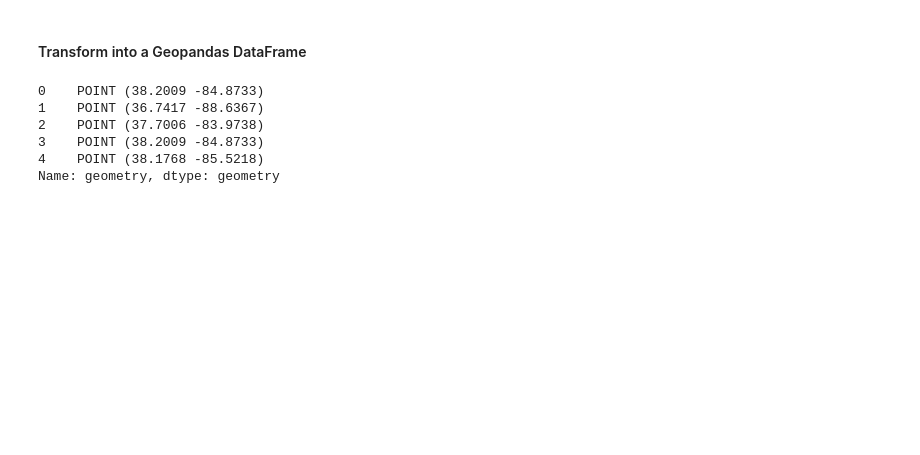
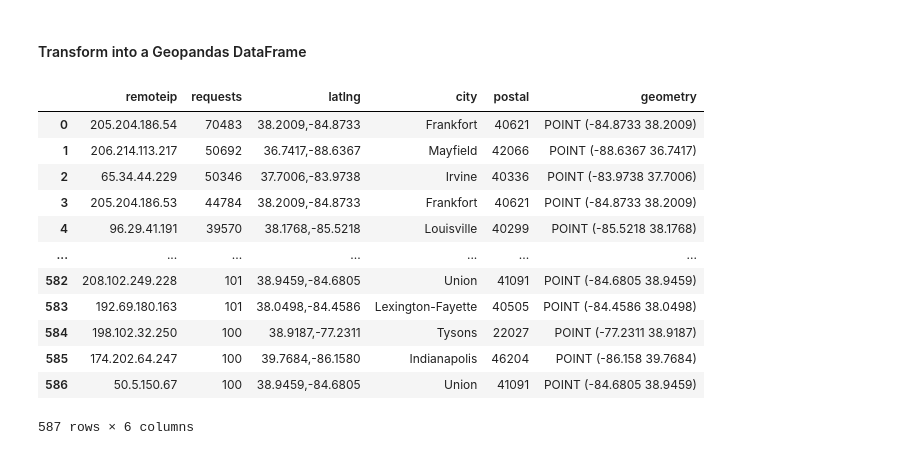
Before and after one commit to ianhorn/codeky-da-module2-project, a Jupyter notebook: data-project.ipynb, the cells around one changed output. Drawn from its saved outputs; the diff is of its cells as text; code cells hidden in the pictures; blank space fills up the shorter version.

```diff
--- a/data-project.ipynb
+++ b/data-project.ipynb
@@ -502,20 +520,27 @@ users_filtered
 # %%
 # Assuming users_filtered is your existing dataframe and latlng is a column with lat,long values
 # Convert latlng to Point geometries
-geometry = [Point(map(float, loc.split(','))) for loc in users_filtered['latlng']]
+geometry = [Point(map(float, loc.split(',')[::-1])) for loc in users_filtered['latlng']]
 
 # Convert the DataFrame to a GeoDataFrame
-users_filtered_gdf = gpd.GeoDataFrame(users_filtered, geometry=geometry)
+gdf = gpd.GeoDataFrame(users_filtered, geometry=geometry)
 
 # Set a CRS (Coordinate Reference System), usually "EPSG:4326" for lat/lng
-users_filtered_gdf.set_crs("EPSG:4326", inplace=True)
+gdf.set_crs("EPSG:4326", inplace=True)
 
-# Display the first 5 rows
-print(users_filtered_gdf['geometry'].head(5))
+# Display
+gdf
 # %% [output]
+|  | remoteip | requests | latlng | city | postal | geometry |
+| 0 | 205.204.186.54 | 70483 | 38.2009,-84.8733 | Frankfort | 40621 | POINT (-84.8733 38.2009) |
+| 1 | 206.214.113.217 | 50692 | 36.7417,-88.6367 | Mayfield | 42066 | POINT (-88.6367 36.7417) |
+| 2 | 65.34.44.229 | 50346 | 37.7006,-83.9738 | Irvine | 40336 | POINT (-83.9738 37.7006) |
+| 3 | 205.204.186.53 | 44784 | 38.2009,-84.8733 | Frankfort | 40621 | POINT (-84.8733 38.2009) |
+| 4 | 96.29.41.191 | 39570 | 38.1768,-85.5218 | Louisville | 40299 | POINT (-85.5218 38.1768) |
+| ... | ... | ... | ... | ... | ... | ... |
+| 582 | 208.102.249.228 | 101 | 38.9459,-84.6805 | Union | 41091 | POINT (-84.6805 38.9459) |
+| 583 | 192.69.180.163 | 101 | 38.0498,-84.4586 | Lexington-Fayette | 40505 | POINT (-84.4586 38.0498) |
+| 584 | 198.102.32.250 | 100 | 38.9187,-77.2311 | Tysons | 22027 | POINT (-77.2311 38.9187) |
+| 585 | 174.202.64.247 | 100 | 39.7684,-86.1580 | Indianapolis | 46204 | POINT (-86.158 39.7684) |
+| 586 | 50.5.150.67 | 100 | 38.9459,-84.6805 | Union | 41091 | POINT (-84.6805 38.9459) |
-0    POINT (38.2009 -84.8733)
-1    POINT (36.7417 -88.6367)
-2    POINT (37.7006 -83.9738)
-3    POINT (38.2009 -84.8733)
-4    POINT (38.1768 -85.5218)
-Name: geometry, dtype: geometry
+587 rows × 6 columns
```
Also changed, not shown: parts of 6 cells of this notebook.
